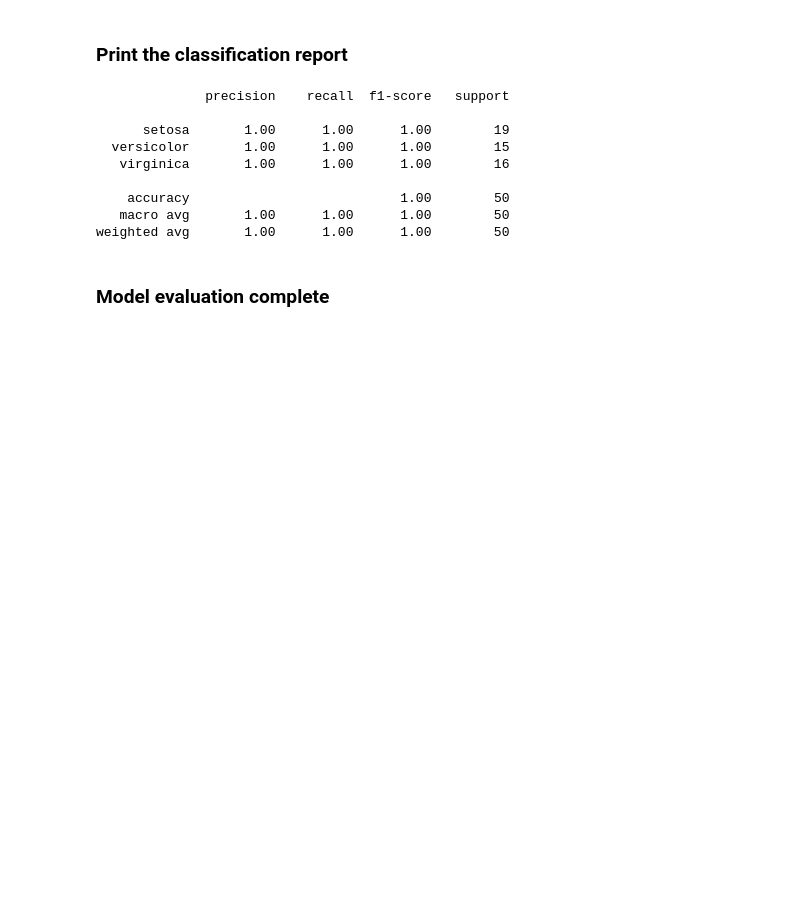
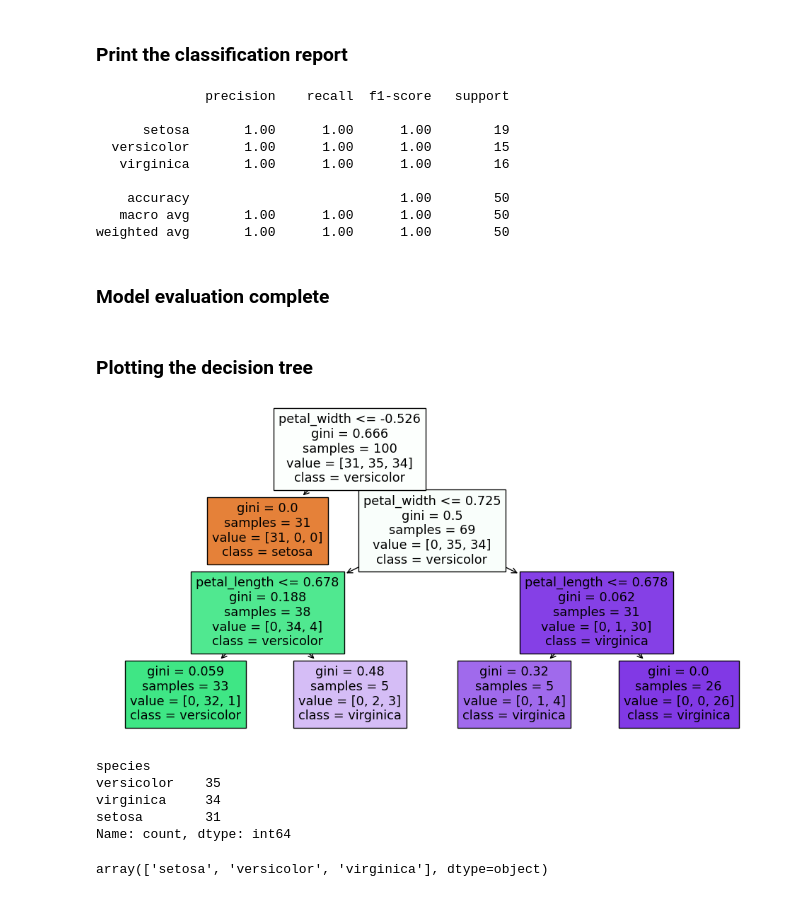
Before and after one commit to utkarshg1/Machine-Learning-3pm, a Jupyter notebook: Decision Tree Classification/DTC.ipynb, the cells around one changed output. Drawn from its saved outputs; the diff is of its cells as text; code cells hidden in the pictures; blank space fills up the shorter version.

```diff
--- a/Decision Tree Classification/DTC.ipynb
+++ b/Decision Tree Classification/DTC.ipynb
@@ -267,3 +267,25 @@ print(classification_report(ytest, ypred_ts))
 weighted avg       1.00      1.00      1.00        50
 # %% [markdown]
 ### Model evaluation complete
+# %% [markdown]
+### Plotting the decision tree
+# %%
+import matplotlib.pyplot as plt
+from sklearn.tree import plot_tree
+plt.figure(figsize=(12, 6))
+plot_tree(best_dtc, filled=True, feature_names=xtrain.columns, class_names=best_dtc.classes_)
+plt.show()
+# %% [output]
+[figure, added]
+# %%
+ytrain.value_counts()
+# %% [output]
+species
+versicolor    35
+virginica     34
+setosa        31
+Name: count, dtype: int64
+# %%
+model.classes_
+# %% [output]
+array(['setosa', 'versicolor', 'virginica'], dtype=object)
```
Also changed, not shown: parts of 14 cells of this notebook, 1 other file.
